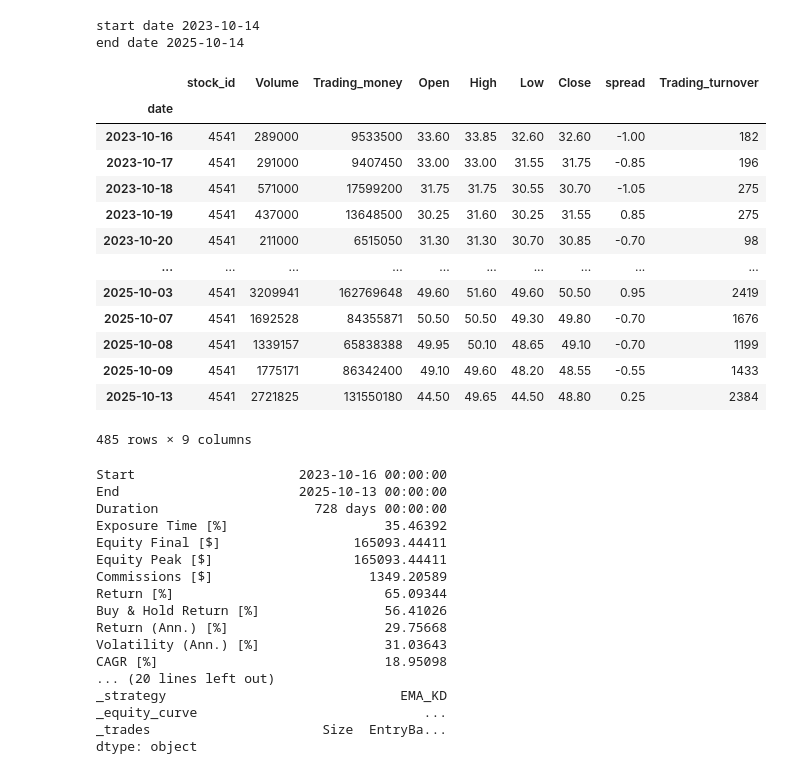
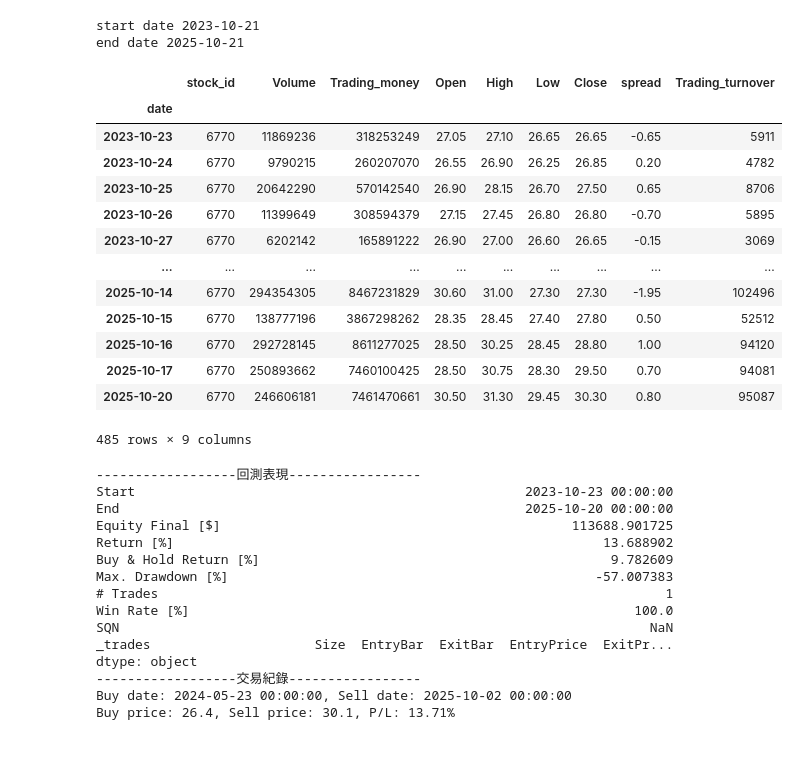
Before and after one commit to erxxx4321/stock_trade, a Jupyter notebook: backtesting/backtest.ipynb, the cells around one changed output. Drawn from its saved outputs; the diff is of its cells as text; code cells hidden in the pictures.

```diff
--- a/backtesting/backtest.ipynb
+++ b/backtesting/backtest.ipynb
@@ -18,7 +39,7 @@ end_date = today.strftime("%Y-%m-%d")
 print('start date', start_date)
 print('end date', end_date)
 
-ticker = '4541'
+ticker = '6770'
 df = api.taiwan_stock_daily(
     stock_id=ticker,
     start_date=start_date,
@@ -33,40 +54,39 @@ df
-start date 2023-10-14
-end date 2025-10-14
+start date 2023-10-21
+end date 2025-10-21
 |  | stock_id | Volume | Trading_money | Open | High | Low | Close | spread | Trading_turnover |
 | date |  |  |  |  |  |  |  |  |  |
-| 2023-10-16 | 4541 | 289000 | 9533500 | 33.60 | 33.85 | 32.60 | 32.60 | -1.00 | 182 |
-| 2023-10-17 | 4541 | 291000 | 9407450 | 33.00 | 33.00 | 31.55 | 31.75 | -0.85 | 196 |
-| 2023-10-18 | 4541 | 571000 | 17599200 | 31.75 | 31.75 | 30.55 | 30.70 | -1.05 | 275 |
-| 2023-10-19 | 4541 | 437000 | 13648500 | 30.25 | 31.60 | 30.25 | 31.55 | 0.85 | 275 |
-| 2023-10-20 | 4541 | 211000 | 6515050 | 31.30 | 31.30 | 30.70 | 30.85 | -0.70 | 98 |
+| 2023-10-23 | 6770 | 11869236 | 318253249 | 27.05 | 27.10 | 26.65 | 26.65 | -0.65 | 5911 |
+| 2023-10-24 | 6770 | 9790215 | 260207070 | 26.55 | 26.90 | 26.25 | 26.85 | 0.20 | 4782 |
+| 2023-10-25 | 6770 | 20642290 | 570142540 | 26.90 | 28.15 | 26.70 | 27.50 | 0.65 | 8706 |
+| 2023-10-26 | 6770 | 11399649 | 308594379 | 27.15 | 27.45 | 26.80 | 26.80 | -0.70 | 5895 |
+| 2023-10-27 | 6770 | 6202142 | 165891222 | 26.90 | 27.00 | 26.60 | 26.65 | -0.15 | 3069 |
 | ... | ... | ... | ... | ... | ... | ... | ... | ... | ... |
-| 2025-10-03 | 4541 | 3209941 | 162769648 | 49.60 | 51.60 | 49.60 | 50.50 | 0.95 | 2419 |
-| 2025-10-07 | 4541 | 1692528 | 84355871 | 50.50 | 50.50 | 49.30 | 49.80 | -0.70 | 1676 |
-| 2025-10-08 | 4541 | 1339157 | 65838388 | 49.95 | 50.10 | 48.65 | 49.10 | -0.70 | 1199 |
-| 2025-10-09 | 4541 | 1775171 | 86342400 | 49.10 | 49.60 | 48.20 | 48.55 | -0.55 | 1433 |
-| 2025-10-13 | 4541 | 2721825 | 131550180 | 44.50 | 49.65 | 44.50 | 48.80 | 0.25 | 2384 |
+| 2025-10-14 | 6770 | 294354305 | 8467231829 | 30.60 | 31.00 | 27.30 | 27.30 | -1.95 | 102496 |
+| 2025-10-15 | 6770 | 138777196 | 3867298262 | 28.35 | 28.45 | 27.40 | 27.80 | 0.50 | 52512 |
+| 2025-10-16 | 6770 | 292728145 | 8611277025 | 28.50 | 30.25 | 28.45 | 28.80 | 1.00 | 94120 |
+| 2025-10-17 | 6770 | 250893662 | 7460100425 | 28.50 | 30.75 | 28.30 | 29.50 | 0.70 | 94081 |
+| 2025-10-20 | 6770 | 246606181 | 7461470661 | 30.50 | 31.30 | 29.45 | 30.30 | 0.80 | 95087 |
 485 rows × 9 columns
 # %%
 helper.EMA_KD.n1 = 10
 helper.EMA_KD.n2 = 50
 bt = Backtest(df, helper.EMA_KD, cash=100_000, commission=.001425)
 stats = bt.run()
-stats
+print_result(stats)
+# stats
 # %% [output]
-Start                     2023-10-16 00:00:00
-End                       2025-10-13 00:00:00
-Duration                    728 days 00:00:00
-Exposure Time [%]                    35.46392
-Equity Final [$]                 165093.44411
-Equity Peak [$]                  165093.44411
-Commissions [$]                    1349.20589
-Return [%]                           65.09344
-Buy & Hold Return [%]                56.41026
-Return (Ann.) [%]                    29.75668
-Volatility (Ann.) [%]                31.03643
-CAGR [%]                             18.95098
-... (20 lines left out)
-_strategy                              EMA_KD
-_equity_curve                             ...
-_trades                      Size  EntryBa...
+------------------回測表現-----------------
+Start                                                  2023-10-23 00:00:00
+End                                                    2025-10-20 00:00:00
+Equity Final [$]                                             113688.901725
+Return [%]                                                       13.688902
+Buy & Hold Return [%]                                             9.782609
+Max. Drawdown [%]                                               -57.007383
+# Trades                                                                 1
+Win Rate [%]                                                         100.0
+SQN                                                                    NaN
+_trades                     Size  EntryBar  ExitBar  EntryPrice  ExitPr...
 dtype: object
+------------------交易紀錄-----------------
+Buy date: 2024-05-23 00:00:00, Sell date: 2025-10-02 00:00:00
+Buy price: 26.4, Sell price: 30.1, P/L: 13.71%
```
Also changed, not shown: parts of 11 cells of this notebook, 5 other files.
